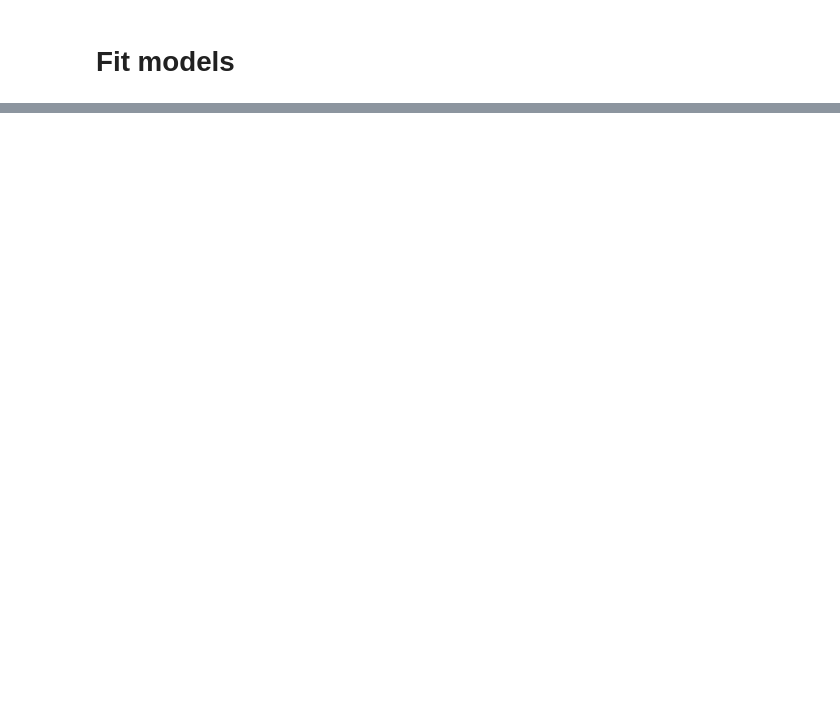
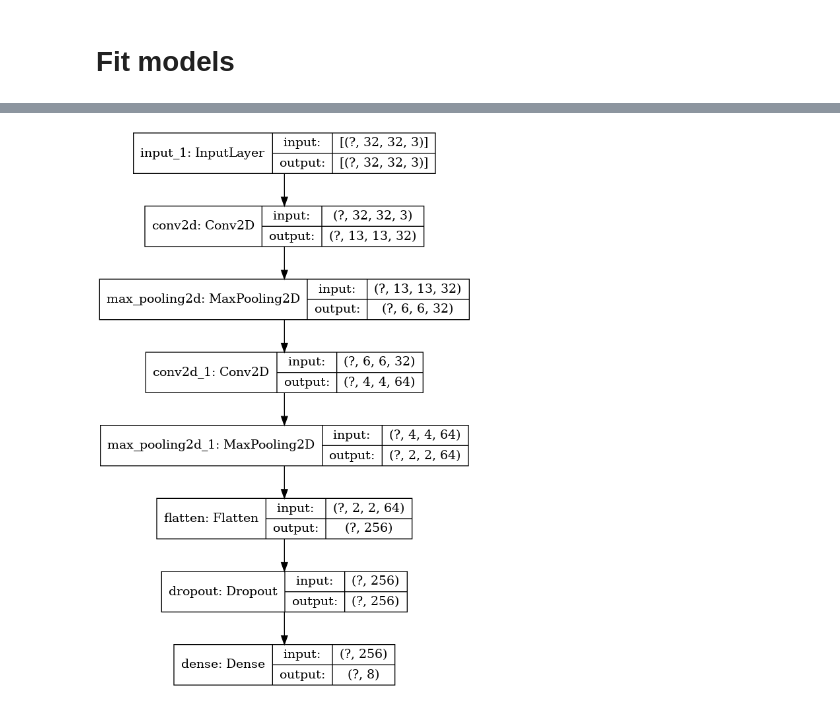
Before and after one commit to rdbisch/cs445_final_project, a Jupyter notebook: ModelTraining.ipynb, the cells around one changed output, grey strips where cells are left out. Saved outputs shown, nothing was run; the diff lists cells and outputs as text; code cells hidden in the pictures; blank space fills up the shorter version.

```diff
--- a/ModelTraining.ipynb
+++ b/ModelTraining.ipynb
@@ -322,3 +332,15 @@ array([[243.,   0.,   0.,   0.,   0.,   0.,   0.,   0.],
+# %%
+tf.keras.utils.plot_model(
+    model_terrain,
+    to_file="model_terrain.png",
+    show_shapes=True,
+    show_layer_names=True,
+    rankdir="TB",
+    expand_nested=False,
+    dpi=96,
+)
+# %% [output]
+[figure, added]
 # %%
 import matplotlib.pyplot as plt
 
```
Also changed, not shown: parts of 19 cells of this notebook, 7 other files.
